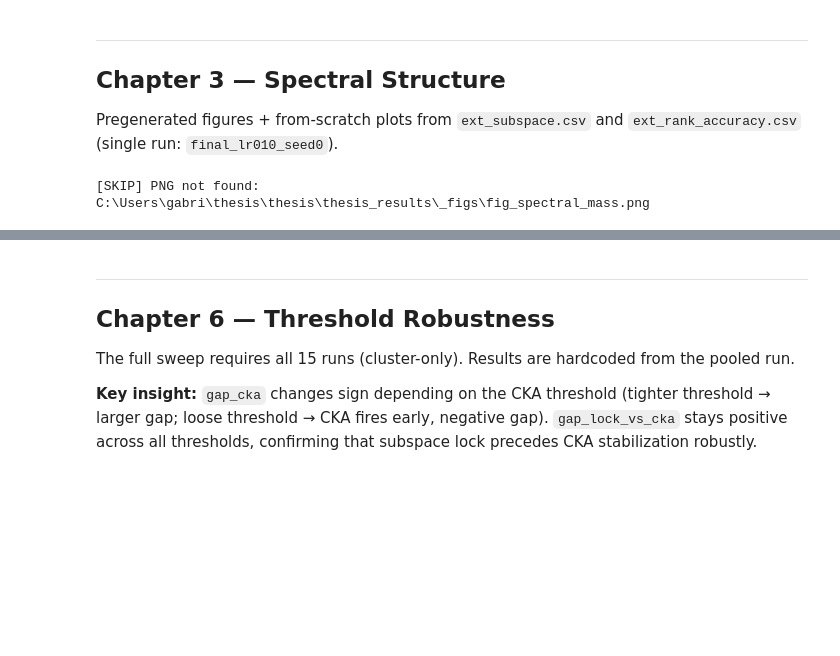
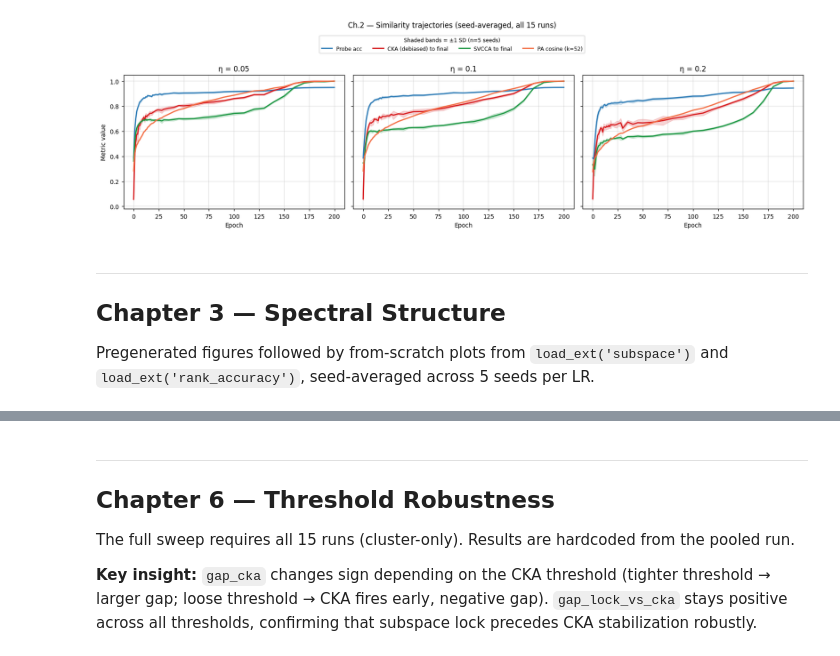
Before and after one commit to gabrielmjrr/representation-stabilization, a Jupyter notebook: notebooks/extended_results.ipynb, the cells around one changed output, grey strips where cells are left out. Saved outputs shown, nothing was run; the diff lists cells and outputs as text; code cells hidden in the pictures; blank space fills up the shorter version.

```diff
--- a/notebooks/extended_results.ipynb
+++ b/notebooks/extended_results.ipynb
@@ -121,0 +102,7 @@ Cluster-only        : remaining 14 per-run ext_*.csv files, threshold sweep raw
+# %%
+# ── list all 15 run directories ─────────────────────────────────────────────
+runs = sorted(glob.glob(os.path.join(EXT_DIR, 'final_*')))
+print(f'Found {len(runs)} run directories in ext/')
+for r in runs:
+    n_csv = len(glob.glob(os.path.join(r, '*.csv')))
+    print(f'  {os.path.basename(r)}: {n_csv} CSVs')
@@ -241,9 +333,0 @@ if traj is not None:
-# %%
-# ── table: mean similarity at representative epochs ───────────────────────────
-traj = dfs['study_trajectories']
-if traj is not None:
-    rep_epochs = [0, 10, 30, 50, 100, 150, 200]
-    rep_epochs = [e for e in rep_epochs if e in traj.epoch.values]
-    cols = ['lr', 'epoch', 'test_acc_mean', 'cka_debiased_tofinal_mean', 'svcca_tofinal_mean']
-    cols = [c for c in cols if c in traj.columns]
-    display(traj[traj.epoch.isin(rep_epochs)][cols].sort_values(['lr','epoch']).round(4))
@@ -250,9 +386,50 @@ if traj is not None:
+# %%
+# ── Ch.2 from-scratch: 3 per-LR panels ─────────────────────────────────────
+METRIC_COLORS = {
+    'test_acc_mean':            '#2c7bb6',
+    'cka_debiased_tofinal_mean':'#d7191c',
+    'svcca_tofinal_mean':       '#1a9641',
+    'pa_mean_cos_mean':         '#f46d43',
+}
+METRIC_LABELS = {
+    'test_acc_mean':            'Probe acc',
+    'cka_debiased_tofinal_mean':'CKA (debiased) to final',
+    'svcca_tofinal_mean':       'SVCCA to final',
+    'pa_mean_cos_mean':         f'PA cosine (k={LOCK_K})',
+}
+
+if ch2_ok:
+    lrs = sorted(merged.lr.unique())
+    fig, axes = plt.subplots(1, 3, figsize=(15, 4), sharey=True)
+    plot_cols = [c for c in METRIC_LABELS if c in merged.columns]
+
+    for ax, lr in zip(axes, lrs):
+        d = merged[merged.lr == lr].sort_values('epoch')
+        for mc in plot_cols:
+            std_col = mc.replace('_mean', '_std')
+            mn  = d[mc].values
+            std = d[std_col].values if std_col in d.columns else np.zeros_like(mn)
+            col = METRIC_COLORS[mc]
+            ax.plot(d.epoch, mn, lw=1.8, color=col, label=METRIC_LABELS[mc])
+            ax.fill_between(d.epoch, mn - std, mn + std, alpha=0.18, color=col)
+        ax.set_title(f'η = {lr}')
+        ax.set_xlabel('Epoch')
+        ax.set_ylim(-0.02, 1.05)
+        ax.grid(True, lw=0.3)
+        if ax is axes[0]:
+            ax.set_ylabel('Metric value')
+
+    handles, labels = axes[0].get_legend_handles_labels()
+    fig.legend(handles, labels, loc='upper center', ncol=len(plot_cols),
+               fontsize=8, title='Shaded bands = ±1 SD (n=5 seeds)', title_fontsize=8,
+               bbox_to_anchor=(0.5, 1.06))
+    fig.suptitle('Ch.2 — Similarity trajectories (seed-averaged, all 15 runs)', y=1.12)
+    plt.tight_layout()
+    plt.show()
+# %% [output]
+[figure, added]
 # %% [markdown]
 ---
 ## Chapter 3 — Spectral Structure
 
-Pregenerated figures + from-scratch plots from `ext_subspace.csv` and `ext_rank_accuracy.csv` (single run: `final_lr010_seed0`).
+Pregenerated figures followed by from-scratch plots from `load_ext('subspace')` and `load_ext('rank_accuracy')`, seed-averaged across 5 seeds per LR.
-# %%
-show_png('fig_spectral_mass.png')
-# %% [output]
-[SKIP] PNG not found: C:\Users\gabri\thesis\thesis\thesis_results\_figs\fig_spectral_mass.png
```
Also changed, not shown: parts of 51 cells of this notebook.
